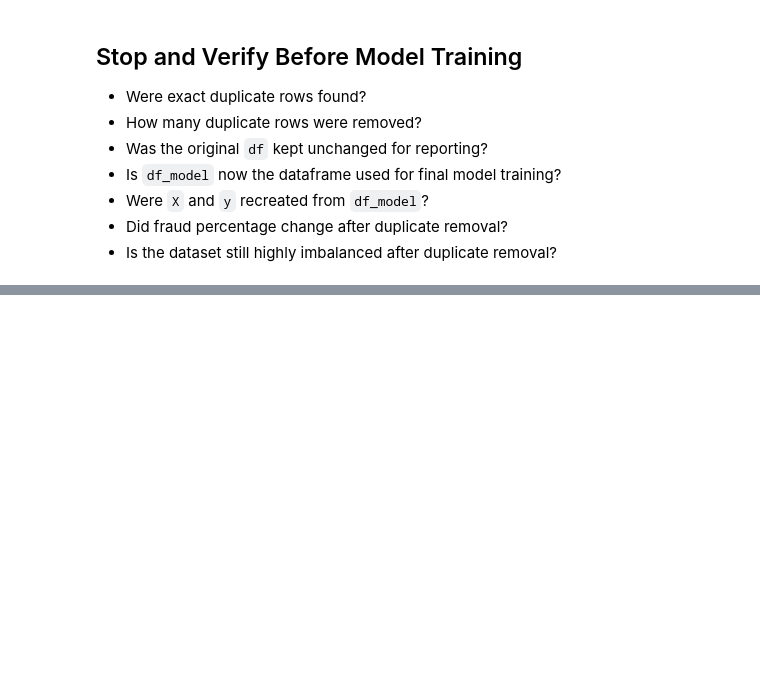
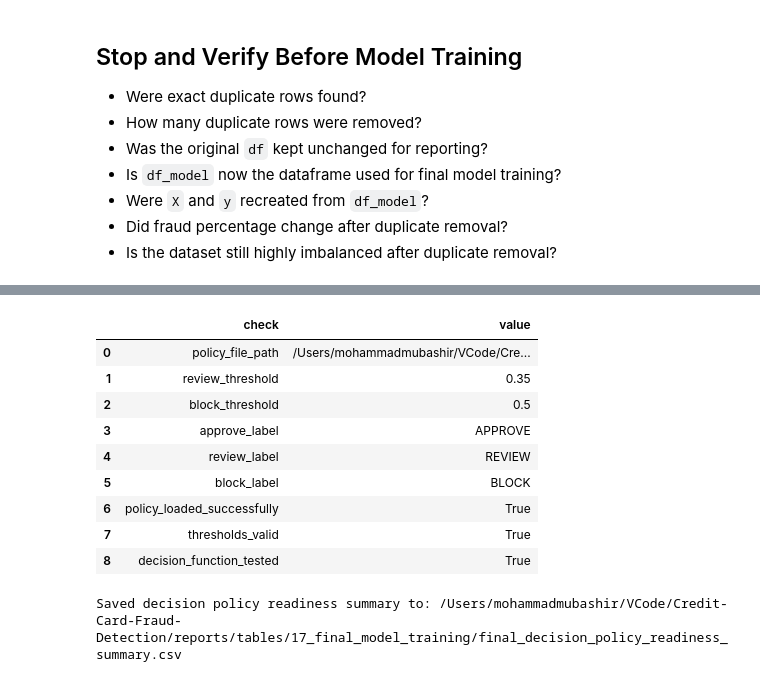
Before and after one commit to mmubashir95/Credit-Card-Fraud-Detection, a Jupyter notebook: notebooks/17_final_model_training.ipynb, the cells around one changed output, grey strips where cells are left out. Saved outputs shown, nothing was run; the diff lists cells and outputs as text; code cells hidden in the pictures; blank space fills up the shorter version.

Commit message:
Load final decision policy in training notebook

```diff
--- a/notebooks/17_final_model_training.ipynb
+++ b/notebooks/17_final_model_training.ipynb
@@ -500,0 +511,16 @@ The dataset is considered ready for final model training if:
+# %%
+if not DECISION_POLICY_PATH.exists():
+    available_policy_files = list(ARTIFACTS_DIR.glob("*.json"))
+    print("Available JSON files in artifacts directory:")
+    for file in available_policy_files:
+        print(f"- {file.name}")
+    raise FileNotFoundError(
+        f"Decision policy file not found: {DECISION_POLICY_PATH}. "
+        "Please make sure 16_decision_logic.ipynb has saved decision_policy.json."
+    )
+
+with open(DECISION_POLICY_PATH, "r", encoding="utf-8") as f:
+    decision_policy = json.load(f)
+
+print("Decision policy loaded successfully.")
+decision_policy
@@ -500,0 +715,64 @@ The dataset is considered ready for final model training if:
+# %%
+decision_policy_readiness_summary = pd.DataFrame(
+    [
+        {
+            "check": "policy_file_path",
+            "value": str(DECISION_POLICY_PATH),
+        },
+        {
+            "check": "review_threshold",
+            "value": review_threshold,
+        },
+        {
+            "check": "block_threshold",
+            "value": block_threshold,
+        },
+        {
+            "check": "approve_label",
+            "value": decision_labels["approve"],
+        },
+        {
+            "check": "review_label",
+            "value": decision_labels["review"],
+        },
+        {
+            "check": "block_label",
+            "value": decision_labels["block"],
+        },
+        {
+            "check": "policy_loaded_successfully",
+            "value": True,
+        },
+        {
+            "check": "thresholds_valid",
+            "value": thresholds_valid,
+        },
+        {
+            "check": "decision_function_tested",
+            "value": True,
+        },
+    ]
+)
+
+decision_policy_readiness_summary_path = (
+    TABLES_DIR / "final_decision_policy_readiness_summary.csv"
+)
+decision_policy_readiness_summary.to_csv(
+    decision_policy_readiness_summary_path, index=False
+)
+display(decision_policy_readiness_summary)
+print(
+    f"Saved decision policy readiness summary to: {decision_policy_readiness_summary_path}"
+)
+# %% [output]
+|  | check | value |
+| 0 | policy_file_path | /Users/mohammadmubashir/VCode/Cre... |
+| 1 | review_threshold | 0.35 |
+| 2 | block_threshold | 0.5 |
+| 3 | approve_label | APPROVE |
+| 4 | review_label | REVIEW |
+| 5 | block_label | BLOCK |
+| 6 | policy_loaded_successfully | True |
+| 7 | thresholds_valid | True |
+| 8 | decision_function_tested | True |
+Saved decision policy readiness summary to: /Users/mohammadmubashir/VCode/Credit-Card-Fraud-Detection/reports/tables/17_final_model_training/final_decision_policy_readiness_summary.csv
```
Also changed, not shown: parts of 14 cells of this notebook.
